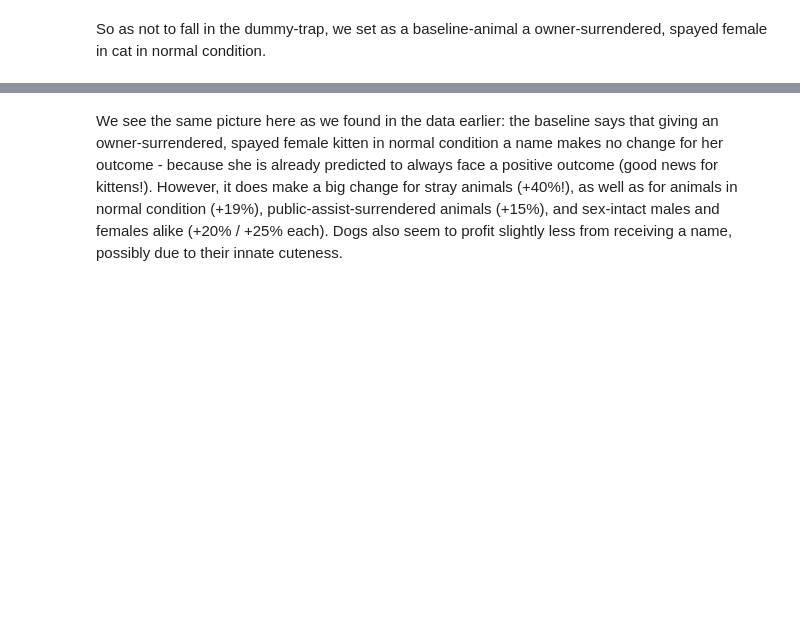
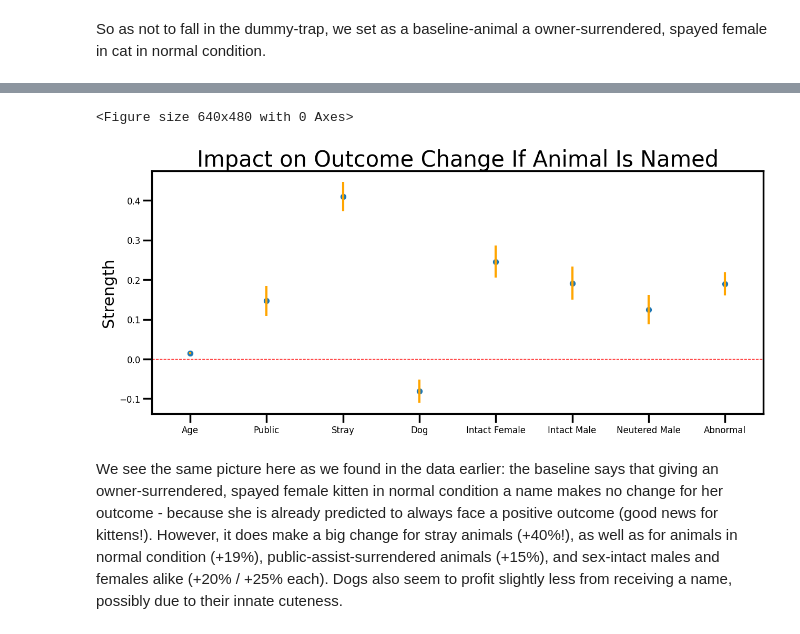
Before and after one commit to maggomor/adoption_project, a Jupyter notebook: Final__Animal_Adoption.ipynb, the cells around one changed output, grey strips where cells are left out. Cells and saved outputs as stored; diff of their text form; code cells hidden in the pictures; blank space fills up the shorter version.

```diff
--- a/Final__Animal_Adoption.ipynb
+++ b/Final__Animal_Adoption.ipynb
@@ -719,6 +722,43 @@ Notes:
 [1] Standard Errors assume that the covariance matrix of the errors is correctly specified.
 A female spayed kitten surrendered by its owner in normal condition has baseline probability of 0.00% of having its outcome status negatively impacted when unnamed
 A female spayed kitten surrendered by its owner in normal condition has baseline probability of 1.00 of having a positive outcome.
+# %%
+coefficients = pd.DataFrame.from_dict({"Coefficients":res.params, "Standard Errors":res.HC0_se})
+coefficients.drop("const", axis = 0, inplace=True)
+coefficients.reset_index(inplace=True)
+coefficients["index"] = ["Age","Public","Stray", "Dog", "Intact Female", "Intact Male", "Neutered Male", "Abnormal"]
+# %%
+plt.clf()
+sns.reset_defaults()
+sns.set_context("poster")
+
+    # Define figure, axes, and plot
+fig, ax = plt.subplots(figsize=(15, 6))
+
+    # Error bars for 95% confidence interval
+coefficients.plot(x='index', y='Coefficients', kind='bar',
+                 ax=ax, color='none', fontsize=12,
+                 ecolor='orange',capsize=0,
+                 yerr='Standard Errors', legend=False)
+
+    # Set title & labels
+plt.title('Impact on Outcome Change If Animal Is Named',fontsize=30)
+ax.set_ylabel('Strength',fontsize=22)
+ax.set_xlabel('',fontsize=12)
+
+    # Coefficients
+sns.scatterplot(x=pd.np.arange(coefficients.shape[0]),
+               marker='o', s=80,
+               y=coefficients['Coefficients'], legend = False)
+
+    # Line to define zero on the y-axis
+ax.axhline(y=0, linestyle='--', color='red', linewidth=1)
+plt.xticks(rotation=0)
+#plt.savefig('C:/Users/maggo/Desktop/Beatles Analysis/Robust_FE_Coefficients.png', dpi=300)
+plt.show()
+# %% [output]
+<Figure size 640x480 with 0 Axes>
+[figure, added]
 # %% [markdown]
 We see the same picture here as we found in the data earlier: the baseline says that giving an owner-surrendered, spayed female kitten in normal condition a name makes no change for her outcome - because she is already predicted to always face a positive outcome (good news for kittens!). However, it does make a big change for stray animals (+40%!), as well as for animals in normal condition (+19%), public-assist-surrendered animals (+15%), and sex-intact males and females alike (+20% / +25% each). Dogs also seem to profit slightly less from receiving a name, possibly due to their innate cuteness.
 # %% [markdown]
```
Also changed, not shown: parts of 9 cells of this notebook.
